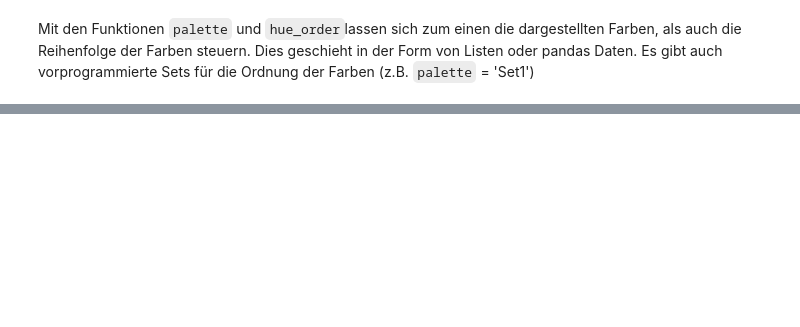
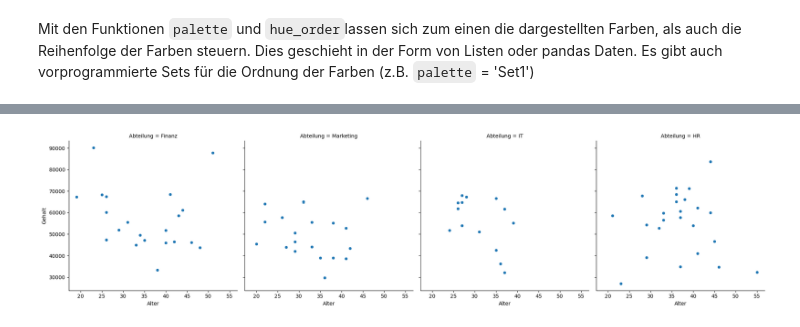
Before and after one commit to EikeSuemper/Meine-Lernreise-Aktuariat-QuantFinance, a Jupyter notebook: 01_Grundlagen/Python/Seaborn.ipynb, the cells around one changed output, grey strips where cells are left out. Drawn from its saved outputs; the diff is of its cells as text; code cells hidden in the pictures; blank space fills up the shorter version.

```diff
--- a/01_Grundlagen/Python/Seaborn.ipynb
+++ b/01_Grundlagen/Python/Seaborn.ipynb
@@ -124,0 +131,11 @@ sns.scatterplot(
+# %%
+sns.relplot(
+    data=df,
+    x='Alter',
+    y='Gehalt',
+    kind='scatter',
+    col='Abteilung',
+)
+plt.show()
+# %% [output]
+[figure, added]
```
Also changed, not shown: parts of 9 cells of this notebook.
